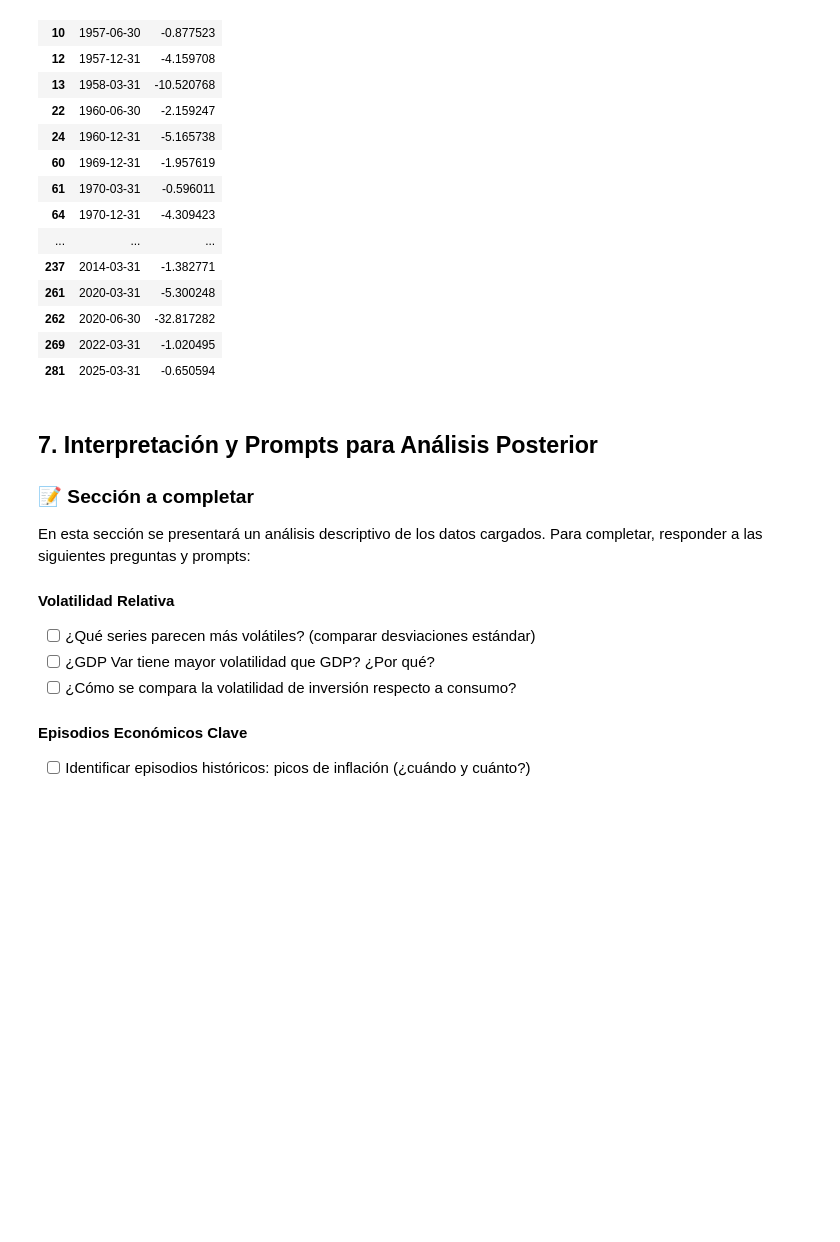
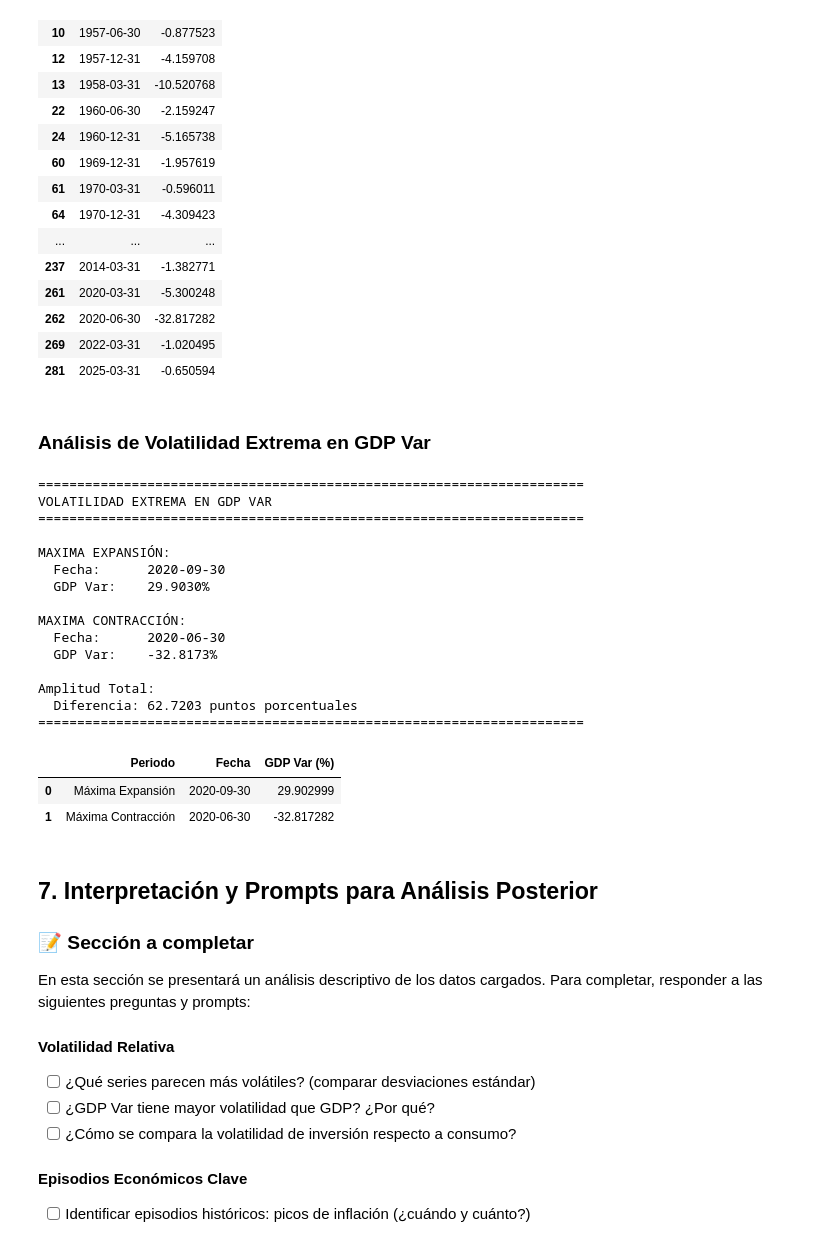
Before and after one commit to Tupxz/ciclos_economicos, a Jupyter notebook: notebooks/Taller_1.ipynb, the cells around one changed output. Saved outputs shown, nothing was run; the diff lists cells and outputs as text; code cells hidden in the pictures; blank space fills up the shorter version.

```diff
--- a/notebooks/Taller_1.ipynb
+++ b/notebooks/Taller_1.ipynb
@@ -321,6 +325,59 @@ First 10 quarters:
 | 262 | 2020-06-30 | -32.817282 |
 | 269 | 2022-03-31 | -1.020495 |
 | 281 | 2025-03-31 | -0.650594 |
+# %% [markdown]
+### Análisis de Volatilidad Extrema en GDP Var
+# %%
+# Encuentra el período de máxima y mínima varianza en GDP Var
+max_var_idx = df['GDP Var'].idxmax()
+min_var_idx = df['GDP Var'].idxmin()
+
+max_var_value = df.loc[max_var_idx, 'GDP Var']
+min_var_value = df.loc[min_var_idx, 'GDP Var']
+
+max_var_date = df.loc[max_var_idx, 'date']
+min_var_date = df.loc[min_var_idx, 'date']
+
+print("=" * 70)
+print("VOLATILIDAD EXTREMA EN GDP VAR")
+print("=" * 70)
+print(f"\nMAXIMA EXPANSIÓN:")
+print(f"  Fecha:      {max_var_date.strftime('%Y-%m-%d')}")
+print(f"  GDP Var:    {max_var_value:.4f}%")
+print(f"\nMAXIMA CONTRACCIÓN:")
+print(f"  Fecha:      {min_var_date.strftime('%Y-%m-%d')}")
+print(f"  GDP Var:    {min_var_value:.4f}%")
+print(f"\nAmplitud Total:")
+print(f"  Diferencia: {max_var_value - min_var_value:.4f} puntos porcentuales")
+print("=" * 70)
+
+# Crear tabla resumen
+volatility_extreme = pd.DataFrame({
+    'Periodo': ['Máxima Expansión', 'Máxima Contracción'],
+    'Fecha': [max_var_date.strftime('%Y-%m-%d'), min_var_date.strftime('%Y-%m-%d')],
+    'GDP Var (%)': [max_var_value, min_var_value]
+})
+
+display(volatility_extreme)
+# %% [output]
+======================================================================
+VOLATILIDAD EXTREMA EN GDP VAR
+======================================================================
+
+MAXIMA EXPANSIÓN:
+  Fecha:      2020-09-30
+  GDP Var:    29.9030%
+
+MAXIMA CONTRACCIÓN:
+  Fecha:      2020-06-30
+  GDP Var:    -32.8173%
+
+Amplitud Total:
+  Diferencia: 62.7203 puntos porcentuales
+======================================================================
+|  | Periodo | Fecha | GDP Var (%) |
+| 0 | Máxima Expansión | 2020-09-30 | 29.902999 |
+| 1 | Máxima Contracción | 2020-06-30 | -32.817282 |
 # %% [markdown]
 ## 7. Interpretación y Prompts para Análisis Posterior
 
```
Also changed, not shown: parts of 2 cells of this notebook, 5 other files.
